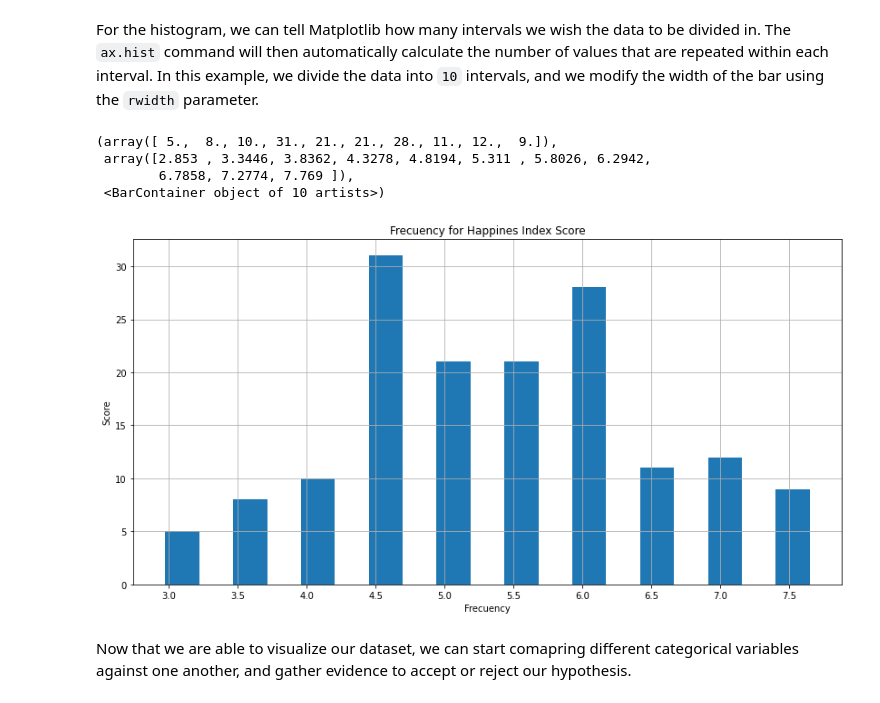
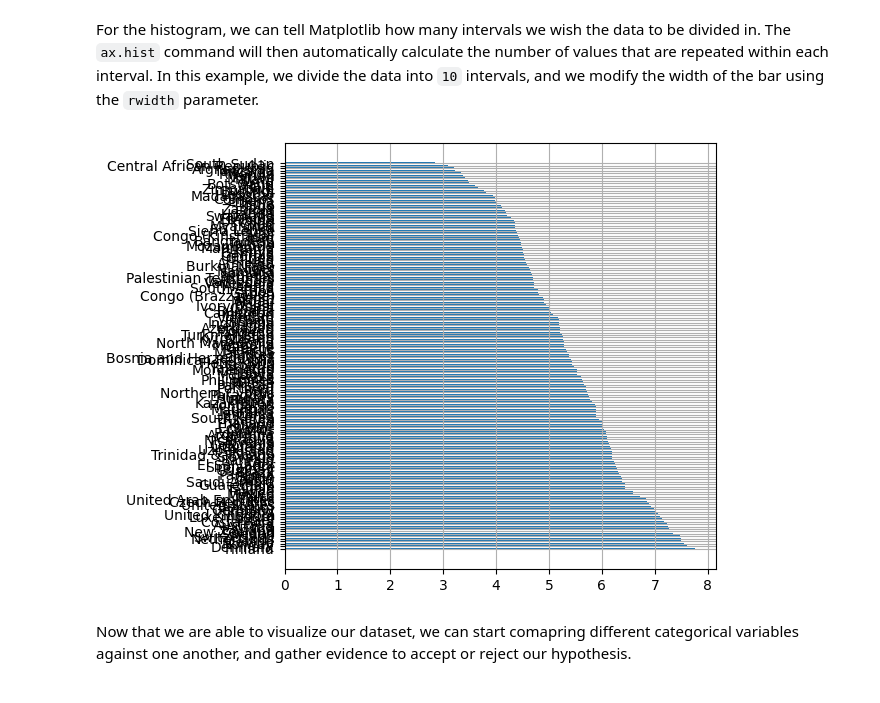
Before and after one commit to NEAAA4/DV1604_G7, a Jupyter notebook: Lab2/Statistical Analysis.ipynb, the cells around one changed output. Drawn from its saved outputs; the diff is of its cells as text; code cells hidden in the pictures.

```diff
--- a/Lab2/Statistical Analysis.ipynb
+++ b/Lab2/Statistical Analysis.ipynb
@@ -193,12 +206,15 @@ For the histogram, we can tell Matplotlib how many intervals we wish the data to
 # %%
 # create a histogram of Score data
 # add the code here
+fig = mpl.figure()
+ax = fig.add_subplot()
+y_lables = data["Country_or_region"]
+x_data = data["Score"]
+ax.barh(y_lables, x_data)
+ax.grid()
+fig.tight_layout()
 # %% [output]
-(array([ 5.,  8., 10., 31., 21., 21., 28., 11., 12.,  9.]),
- array([2.853 , 3.3446, 3.8362, 4.3278, 4.8194, 5.311 , 5.8026, 6.2942,
-        6.7858, 7.2774, 7.769 ]),
- <BarContainer object of 10 artists>)
-[figure, old version]
+[figure, new version]
 # %% [markdown]
 Now that we are able to visualize our dataset, we can start comapring different categorical variables against one another, and gather evidence to accept or reject our hypothesis.
 # %% [markdown]
```
Also changed, not shown: parts of 20 cells of this notebook, 9 other files.
